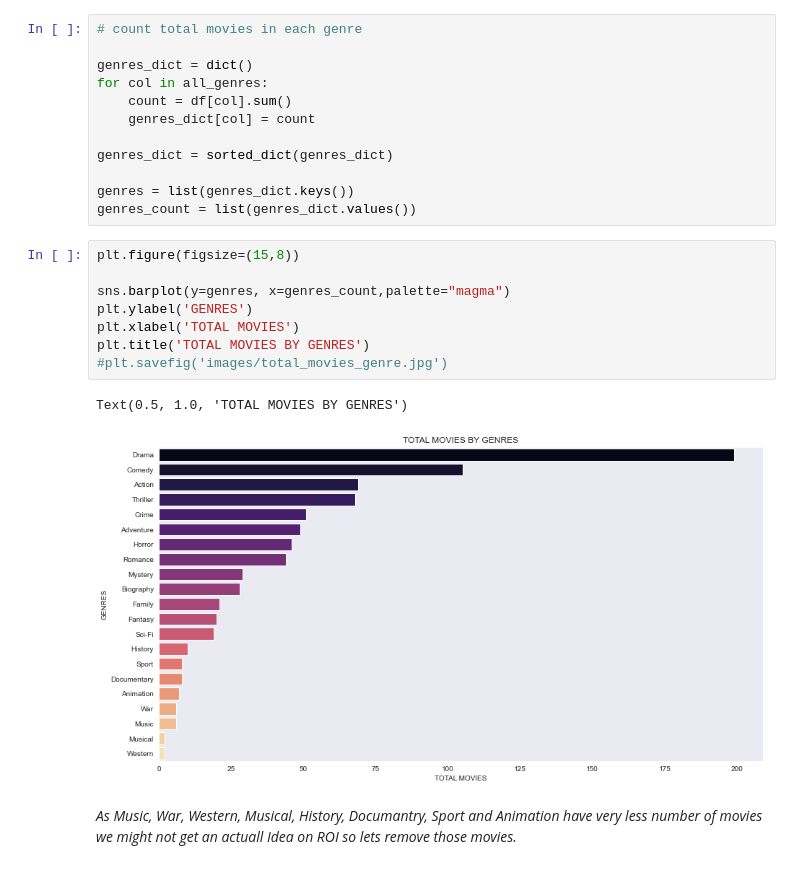
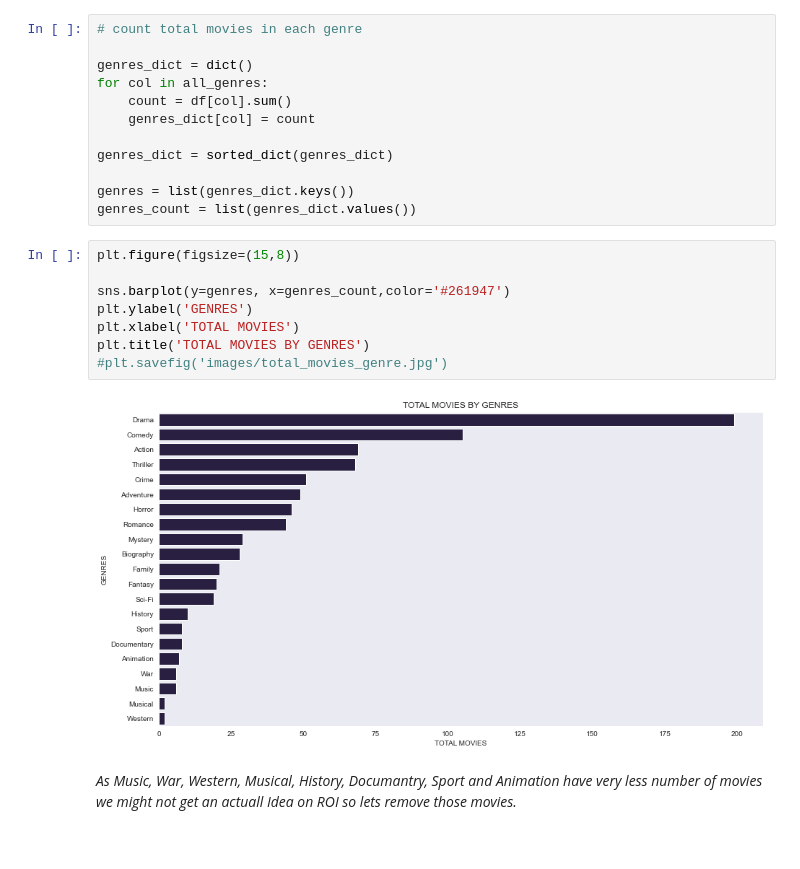
Before and after one commit to avithekkc/P1-moive-data-analysis, a Jupyter notebook: data-visualization.ipynb, the cells around one changed output. Drawn from its saved outputs; the diff is of its cells as text.

```diff
--- a/data-visualization.ipynb
+++ b/data-visualization.ipynb
@@ -88,14 +88,13 @@ genres_count = list(genres_dict.values())
 # %%
 plt.figure(figsize=(15,8))
 
-sns.barplot(y=genres, x=genres_count,palette="magma")
+sns.barplot(y=genres, x=genres_count,color='#261947')
 plt.ylabel('GENRES')
 plt.xlabel('TOTAL MOVIES')
 plt.title('TOTAL MOVIES BY GENRES')
 #plt.savefig('images/total_movies_genre.jpg')
 # %% [output]
-Text(0.5, 1.0, 'TOTAL MOVIES BY GENRES')
-[figure, old version]
+[figure, new version]
 # %% [markdown]
 _As Music, War, Western, Musical, History, Documantry, Sport and Animation have very less number of movies we might not get an actuall Idea on ROI so lets remove those movies._
 # %%
```
Also changed, not shown: parts of 3 cells of this notebook, 6 other files.
